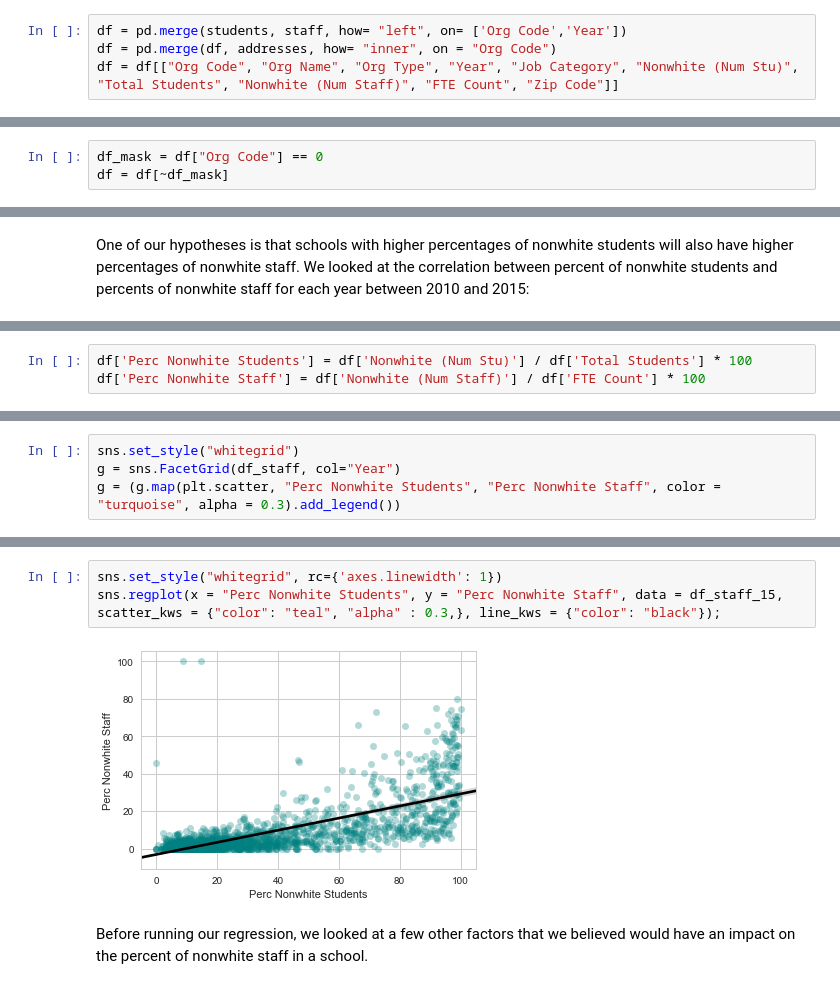
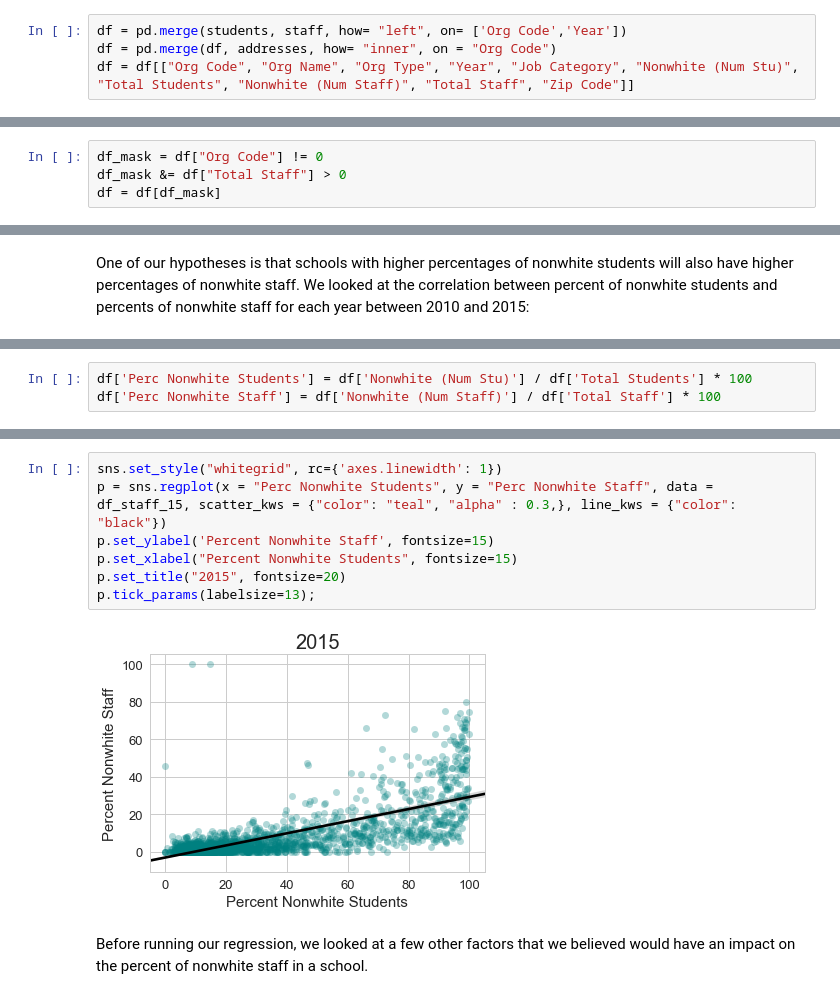
Before and after one commit to jill-k/school-staff-demographics, a Jupyter notebook: analysis/Final Write-Up Skeleton.ipynb, the cells around one changed output, grey strips where cells are left out. Drawn from its saved outputs; the diff is of its cells as text.

```diff
--- a/analysis/Final Write-Up Skeleton.ipynb
+++ b/analysis/Final Write-Up Skeleton.ipynb
@@ -27,4 +31,4 @@ staff['Nonwhite (Num Staff)'] = staff["FTE Count"] - staff["White (# )"]
 # %%
 df = pd.merge(students, staff, how= "left", on= ['Org Code','Year'])
 df = pd.merge(df, addresses, how= "inner", on = "Org Code")
-df = df[["Org Code", "Org Name", "Org Type", "Year", "Job Category", "Nonwhite (Num Stu)", "Total Students", "Nonwhite (Num Staff)", "FTE Count", "Zip Code"]]
+df = df[["Org Code", "Org Name", "Org Type", "Year", "Job Category", "Nonwhite (Num Stu)", "Total Students", "Nonwhite (Num Staff)", "Total Staff", "Zip Code"]]
@@ -33,6 +37,7 @@ Remove state totals
 # %%
-df_mask = df["Org Code"] == 0
-df = df[~df_mask]
+df_mask = df["Org Code"] != 0
+df_mask &= df["Total Staff"] > 0
+df = df[df_mask]
 # %% [markdown]
 ## What is the breakdown of staff race/ethnicity within the following school employee roles in Massachusetts: principal, administrator, teacher, and support staff?
 # %% [markdown]
@@ -112,5 +110,5 @@ df.head()
 # %%
 df['Perc Nonwhite Students'] = df['Nonwhite (Num Stu)'] / df['Total Students'] * 100
-df['Perc Nonwhite Staff'] = df['Nonwhite (Num Staff)'] / df['FTE Count'] * 100
+df['Perc Nonwhite Staff'] = df['Nonwhite (Num Staff)'] / df['Total Staff'] * 100
 # %%
 all_staff_mask = df["Job Category"] == "All Staff"
@@ -119,4 +123,0 @@ df_staff = df[all_staff_mask]
-# %%
-sns.set_style("whitegrid")
-g = sns.FacetGrid(df_staff, col="Year")
-g = (g.map(plt.scatter, "Perc Nonwhite Students", "Perc Nonwhite Staff", color = "turquoise", alpha = 0.3).add_legend())
@@ -137,9 +162,13 @@ df_staff_15.head()
 | 261 | 4120530 | Academy Of the Pacific Rim Charte... | Charter School | 2015 | All Staff | 437.0 | 519 | ... |
 # %%
 sns.set_style("whitegrid", rc={'axes.linewidth': 1})
-sns.regplot(x = "Perc Nonwhite Students", y = "Perc Nonwhite Staff", data = df_staff_15, scatter_kws = {"color": "teal", "alpha" : 0.3,}, line_kws = {"color": "black"});
+p = sns.regplot(x = "Perc Nonwhite Students", y = "Perc Nonwhite Staff", data = df_staff_15, scatter_kws = {"color": "teal", "alpha" : 0.3,}, line_kws = {"color": "black"})
+p.set_ylabel('Percent Nonwhite Staff', fontsize=15)
+p.set_xlabel("Percent Nonwhite Students", fontsize=15)
+p.set_title("2015", fontsize=20)
+p.tick_params(labelsize=13);
 # %% [output]
-[figure, old version]
+[figure, new version]
 # %% [markdown]
 Before running our regression, we looked at a few other factors that we believed would have an impact on the percent of nonwhite staff in a school.
 # %% [markdown]
```
Also changed, not shown: parts of 32 cells of this notebook.
